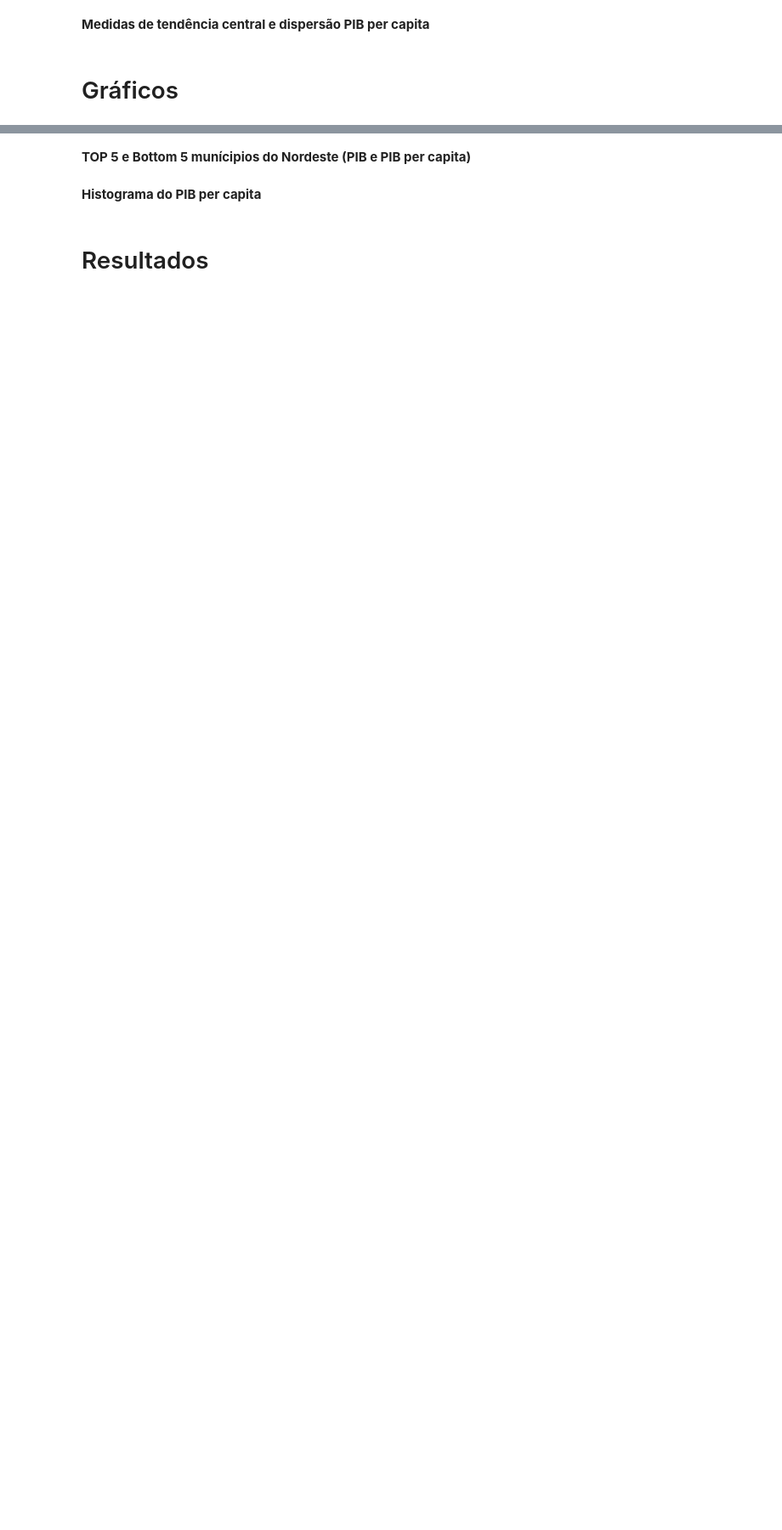
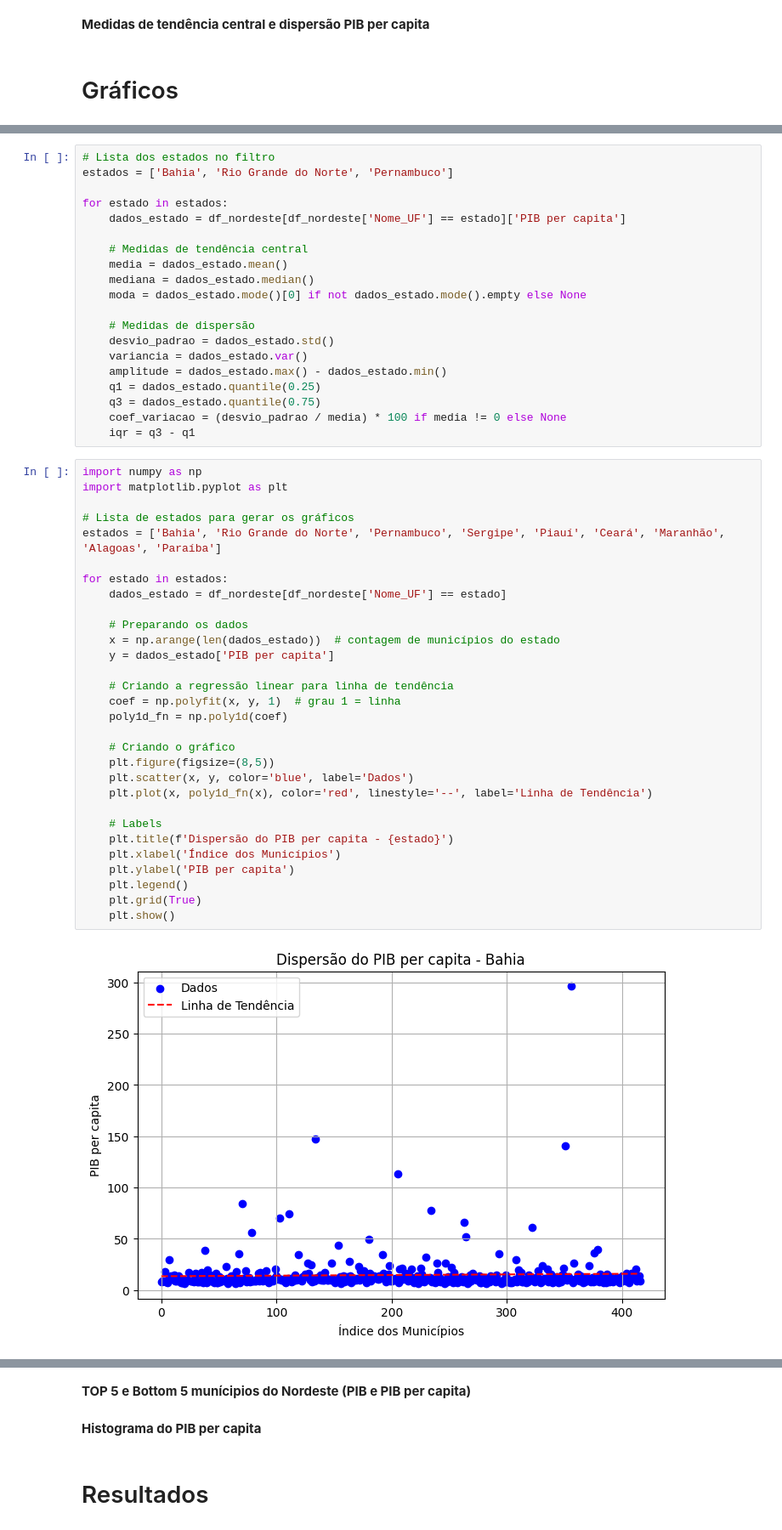
Before and after one commit to duddanobre/sidra-nordeste, a Jupyter notebook: nordeste.ipynb, the cells around one changed output, grey strips where cells are left out. Shown at 85% size. Cells and saved outputs as stored; diff of their text form; blank space fills up the shorter version.

```diff
--- a/nordeste.ipynb
+++ b/nordeste.ipynb
@@ -271,0 +335,52 @@ plt.show()
+# %%
+# Lista dos estados no filtro
+estados = ['Bahia', 'Rio Grande do Norte', 'Pernambuco']
+
+for estado in estados:
+    dados_estado = df_nordeste[df_nordeste['Nome_UF'] == estado]['PIB per capita']
+
+    # Medidas de tendência central
+    media = dados_estado.mean()
+    mediana = dados_estado.median()
+    moda = dados_estado.mode()[0] if not dados_estado.mode().empty else None
+
+    # Medidas de dispersão
+    desvio_padrao = dados_estado.std()
+    variancia = dados_estado.var()
+    amplitude = dados_estado.max() - dados_estado.min()
+    q1 = dados_estado.quantile(0.25)
+    q3 = dados_estado.quantile(0.75)
+    coef_variacao = (desvio_padrao / media) * 100 if media != 0 else None
+    iqr = q3 - q1
+# %%
+import numpy as np
+import matplotlib.pyplot as plt
+
+# Lista de estados para gerar os gráficos
+estados = ['Bahia', 'Rio Grande do Norte', 'Pernambuco', 'Sergipe', 'Piauí', 'Ceará', 'Maranhão', 'Alagoas', 'Paraíba']
+
+for estado in estados:
+    dados_estado = df_nordeste[df_nordeste['Nome_UF'] == estado]
+
+    # Preparando os dados
+    x = np.arange(len(dados_estado))  # contagem de municípios do estado
+    y = dados_estado['PIB per capita']
+
+    # Criando a regressão linear para linha de tendência
+    coef = np.polyfit(x, y, 1)  # grau 1 = linha
+    poly1d_fn = np.poly1d(coef)
+
+    # Criando o gráfico
+    plt.figure(figsize=(8,5))
+    plt.scatter(x, y, color='blue', label='Dados')
+    plt.plot(x, poly1d_fn(x), color='red', linestyle='--', label='Linha de Tendência')
+
+    # Labels
+    plt.title(f'Dispersão do PIB per capita - {estado}')
+    plt.xlabel('Índice dos Municípios')
+    plt.ylabel('PIB per capita')
+    plt.legend()
+    plt.grid(True)
+    plt.show()
+# %% [output]
+[figure, added]
```
Also changed, not shown: parts of 31 cells of this notebook.
